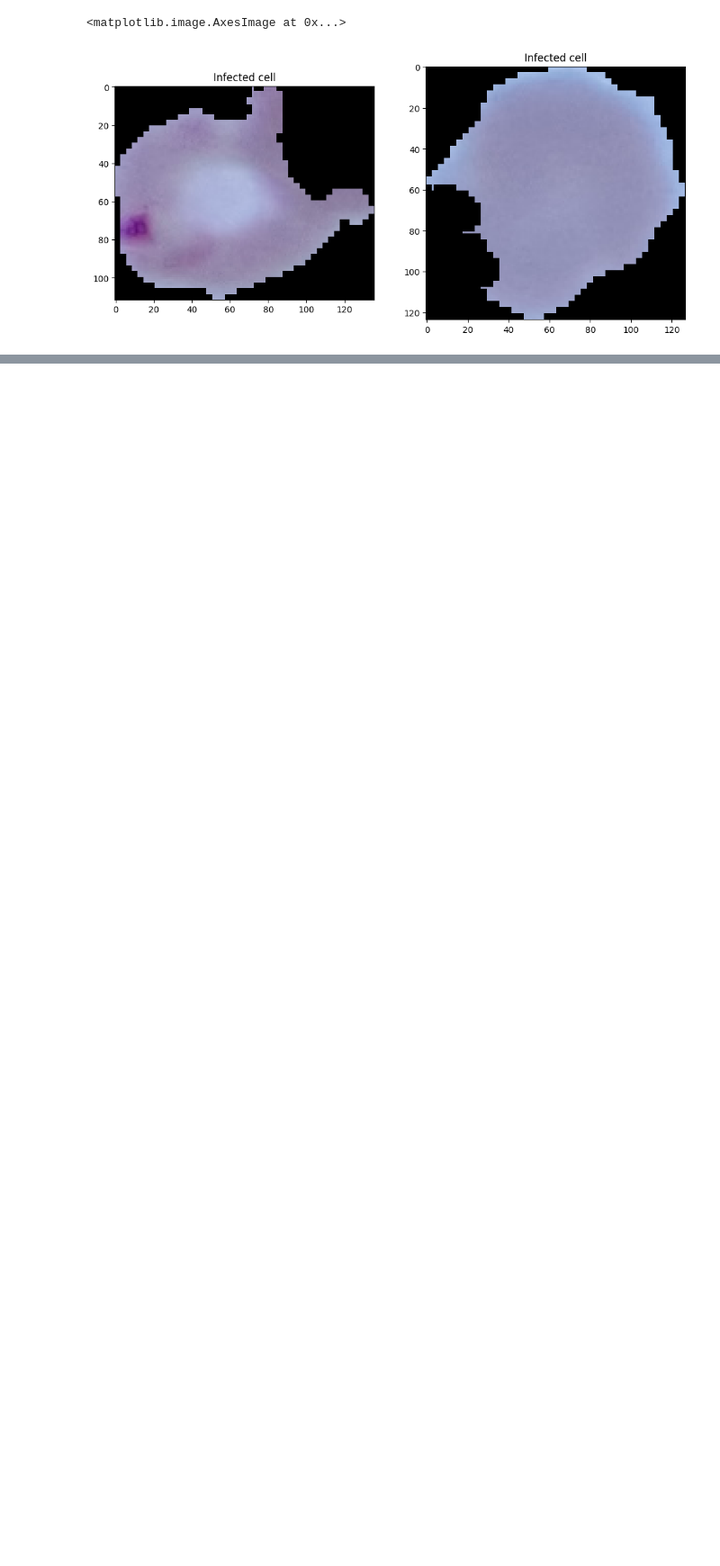
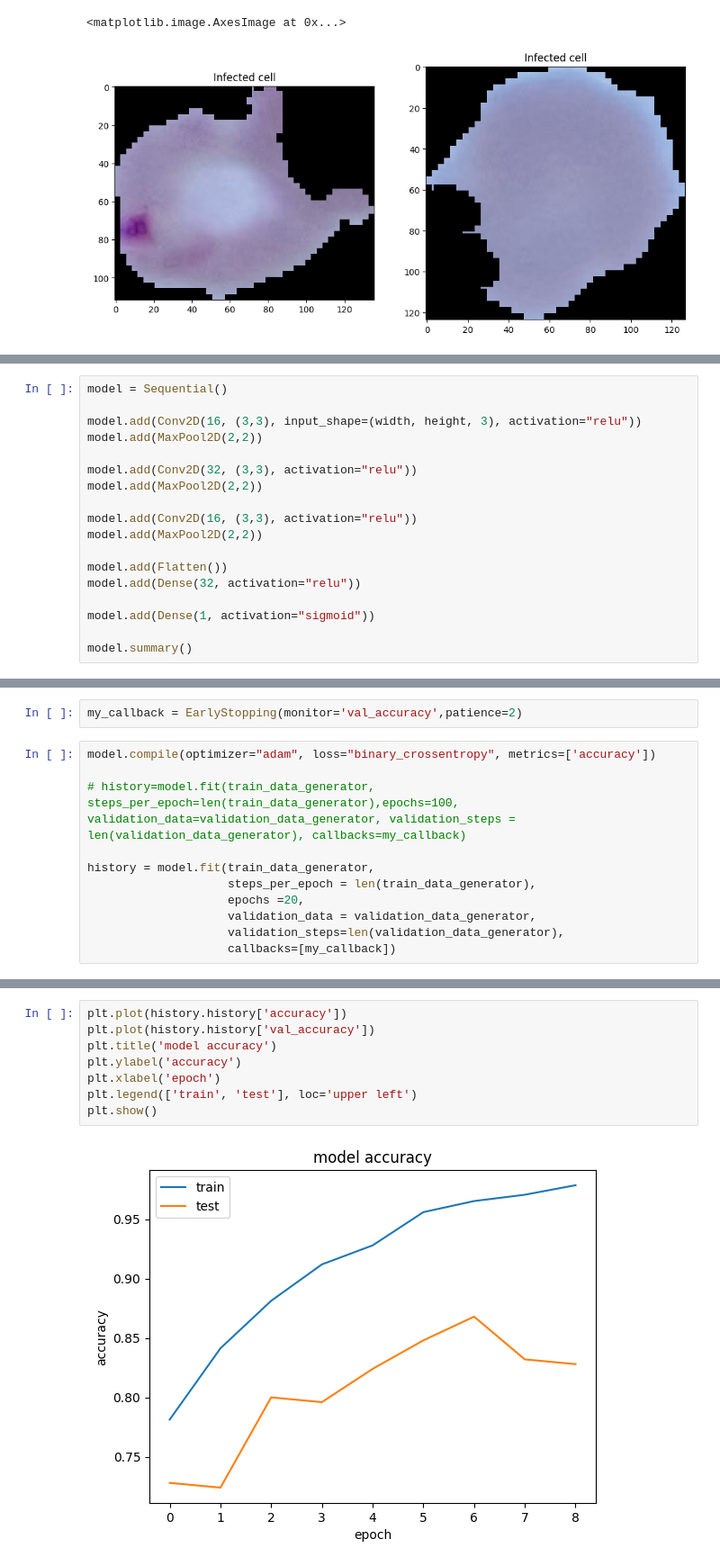
Before and after one commit to RompfRobert/Machine_Learning_and_Deep_Learning, a Jupyter notebook: MIB_Deep-Learning/00_Assignement/rrompf_assignement_deepLearning.ipynb, the cells around one changed output, grey strips where cells are left out. Shown at 90% size. Saved outputs shown, nothing was run; the diff lists cells and outputs as text; blank space fills up the shorter version.

```diff
--- a/MIB_Deep-Learning/00_Assignement/rrompf_assignement_deepLearning.ipynb
+++ b/MIB_Deep-Learning/00_Assignement/rrompf_assignement_deepLearning.ipynb
@@ -137,0 +162,18 @@ dataset
+# %%
+model = Sequential()
+
+model.add(Conv2D(16, (3,3), input_shape=(width, height, 3), activation="relu"))
+model.add(MaxPool2D(2,2))
+
+model.add(Conv2D(32, (3,3), activation="relu"))
+model.add(MaxPool2D(2,2))
+
+model.add(Conv2D(16, (3,3), activation="relu"))
+model.add(MaxPool2D(2,2))
+
+model.add(Flatten())
+model.add(Dense(32, activation="relu"))
+
+model.add(Dense(1, activation="sigmoid"))
+
+model.summary()
@@ -137,0 +198,13 @@ dataset
+# %%
+my_callback = EarlyStopping(monitor='val_accuracy',patience=2)
+# %%
+model.compile(optimizer="adam", loss="binary_crossentropy", metrics=['accuracy'])
+
+# history=model.fit(train_data_generator, steps_per_epoch=len(train_data_generator),epochs=100, validation_data=validation_data_generator, validation_steps = len(validation_data_generator), callbacks=my_callback)
+
+history = model.fit(train_data_generator,
+                    steps_per_epoch = len(train_data_generator),
+                    epochs =20,
+                    validation_data = validation_data_generator,
+                    validation_steps=len(validation_data_generator),
+                    callbacks=[my_callback])
@@ -137,0 +230,10 @@ dataset
+# %%
+plt.plot(history.history['accuracy'])
+plt.plot(history.history['val_accuracy'])
+plt.title('model accuracy')
+plt.ylabel('accuracy')
+plt.xlabel('epoch')
+plt.legend(['train', 'test'], loc='upper left')
+plt.show()
+# %% [output]
+[figure, added]
```
Also changed, not shown: parts of 8 cells of this notebook.
